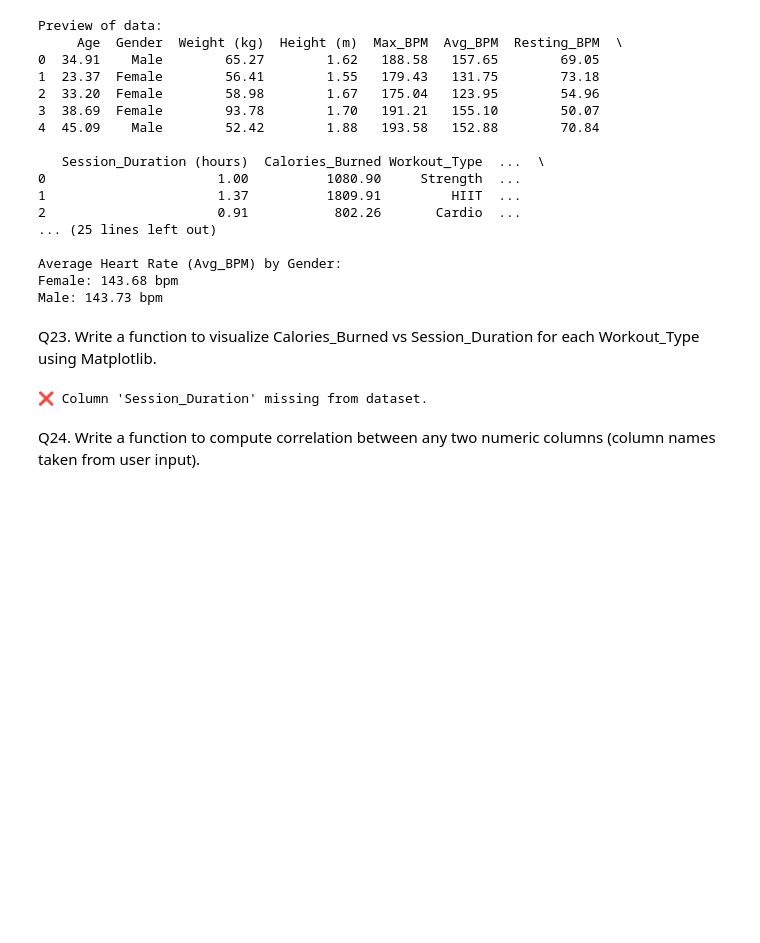
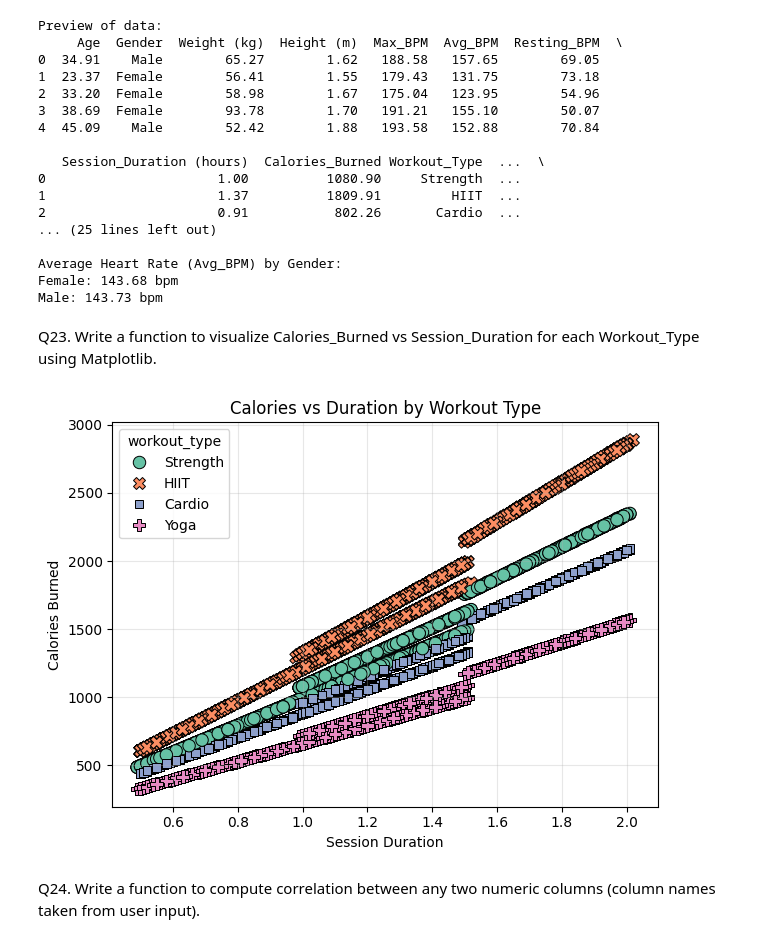
Before and after one commit to PriyanshuKumar5266/Nothing, a Jupyter notebook: Assignment_2.ipynb, the cells around one changed output. Saved outputs shown, nothing was run; the diff lists cells and outputs as text; code cells hidden in the pictures; blank space fills up the shorter version.

```diff
--- a/Assignment_2.ipynb
+++ b/Assignment_2.ipynb
@@ -584,48 +486,27 @@ Male: 143.73 bpm
 # %% [markdown]
 Q23. Write a function to visualize Calories_Burned vs Session_Duration for each Workout_Type using
 Matplotlib.
-# %%
-import pandas as pd
-import matplotlib.pyplot as plt
-
-def visualize_workout_efficiency(file_path='Final_data.csv'):
-    """
-    Plots Calories_Burned vs Session_Duration for each Workout_Type using Matplotlib.
-    """
-    # Load the dataset
-    try:
-        df = pd.read_csv(file_path)
-    except FileNotFoundError:
-        print(f"❌ File '{file_path}' not found.")
-        return
-
-    # Check required columns
-    required = ['Workout_Type', 'Session_Duration', 'Calories_Burned']
-    for col in required:
-        if col not in df.columns:
-            print(f"❌ Column '{col}' missing from dataset.")
-            return
-
-    # Create scatter plot for each Workout_Type
-    plt.figure(figsize=(10, 6))
-    for workout in df['Workout_Type'].unique():
-        subset = df[df['Workout_Type'] == workout]
-        plt.scatter(subset['Session_Duration'], subset['Calories_Burned'],
-                    label=workout, alpha=0.7)
-
-    # Add labels and legend
-    plt.title("Calories Burned vs Session Duration by Workout Type")
-    plt.xlabel("Session Duration (minutes)")
-    plt.ylabel("Calories Burned")
-    plt.legend(title="Workout Type")
-    plt.grid(True)
-    plt.tight_layout()
-    plt.show()
-
-# Call the function
-visualize_workout_efficiency()
-# %% [output]
-❌ Column 'Session_Duration' missing from dataset.
+# %%
+import pandas as pd, seaborn as sns, matplotlib.pyplot as plt, os
+
+def visualize_calories_vs_duration(file_path='/content/Final_data.csv'):
+    if not os.path.exists(file_path):
+        print("File not found"); return
+    df = pd.read_csv(file_path)
+    df.columns = [c.lower().replace(' ', '_') for c in df.columns]
+
+    cal = [c for c in df.columns if 'calorie' in c][0]
+    dur = [c for c in df.columns if 'duration' in c][0]
+    work = [c for c in df.columns if 'workout' in c][0]
+
+    sns.scatterplot(data=df, x=dur, y=cal, hue=work, style=work, s=80, edgecolor='black', palette='Set2')
+    plt.title("Calories vs Duration by Workout Type")
+    plt.xlabel("Session Duration"); plt.ylabel("Calories Burned")
+    plt.grid(True, alpha=0.3); plt.tight_layout(); plt.show()
+
+visualize_calories_vs_duration()
+# %% [output]
+[figure, added]
 # %% [markdown]
 Q24. Write a function to compute correlation between any two numeric columns (column names taken
 from user input).
```
Also changed, not shown: parts of 19 cells of this notebook.
